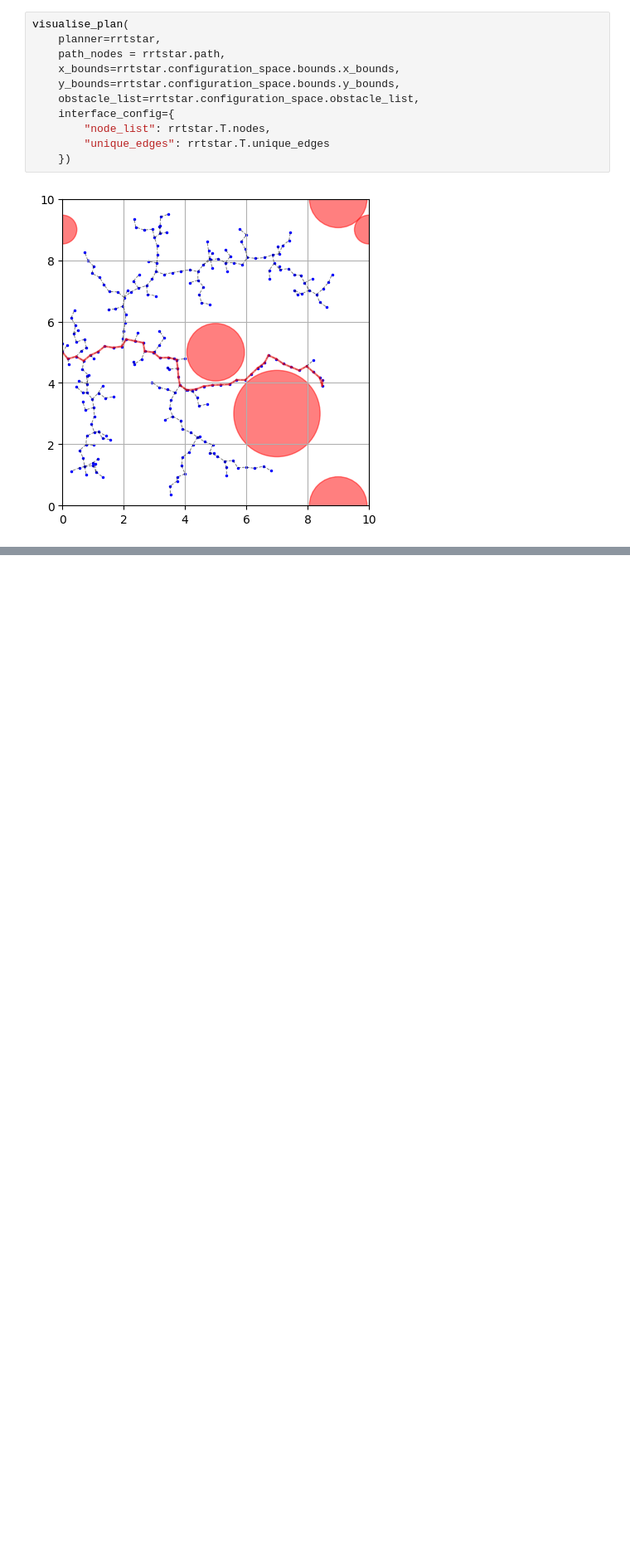
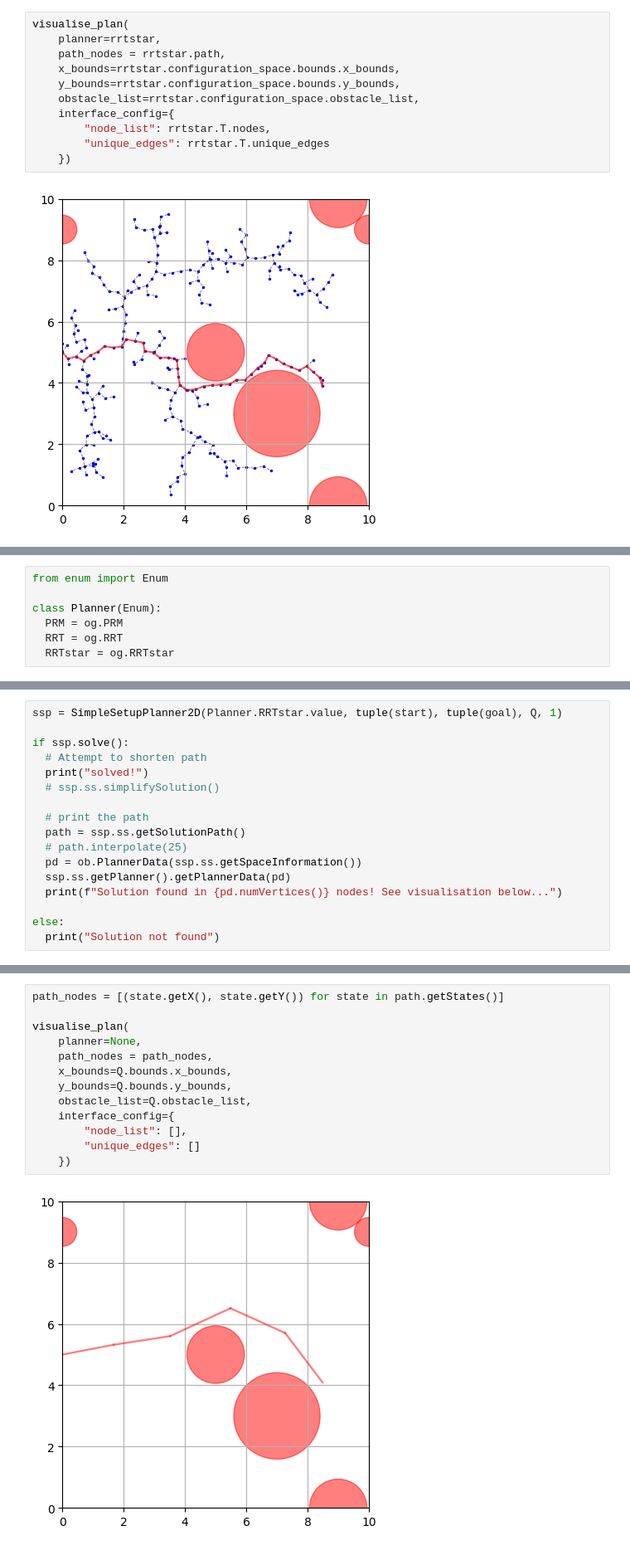
Before and after one commit to samuelsont/motion_planning, a Jupyter notebook: Motion_Planning_Algorithms.ipynb, the cells around one changed output, grey strips where cells are left out. Shown at 83% size. Cells and saved outputs as stored; diff of their text form; blank space fills up the shorter version.

```diff
--- a/Motion_Planning_Algorithms.ipynb
+++ b/Motion_Planning_Algorithms.ipynb
@@ -1842,0 +1855,7 @@ visualise_plan(
+# %%
+from enum import Enum
+
+class Planner(Enum):
+  PRM = og.PRM
+  RRT = og.RRT
+  RRTstar = og.RRTstar
@@ -1842,0 +1990,17 @@ visualise_plan(
+# %%
+ssp = SimpleSetupPlanner2D(Planner.RRTstar.value, tuple(start), tuple(goal), Q, 1)
+
+if ssp.solve():
+  # Attempt to shorten path
+  print("solved!")
+  # ssp.ss.simplifySolution()
+
+  # print the path
+  path = ssp.ss.getSolutionPath()
+  # path.interpolate(25)
+  pd = ob.PlannerData(ssp.ss.getSpaceInformation())
+  ssp.ss.getPlanner().getPlannerData(pd)
+  print(f"Solution found in {pd.numVertices()} nodes! See visualisation below...")
+
+else:
+  print("Solution not found")
@@ -1842,0 +2018,15 @@ visualise_plan(
+# %%
+path_nodes = [(state.getX(), state.getY()) for state in path.getStates()]
+
+visualise_plan(
+    planner=None,
+    path_nodes = path_nodes,
+    x_bounds=Q.bounds.x_bounds,
+    y_bounds=Q.bounds.y_bounds,
+    obstacle_list=Q.obstacle_list,
+    interface_config={
+        "node_list": [],
+        "unique_edges": []
+    })
+# %% [output]
+[figure, added]
```
Also changed, not shown: parts of 18 cells of this notebook.
